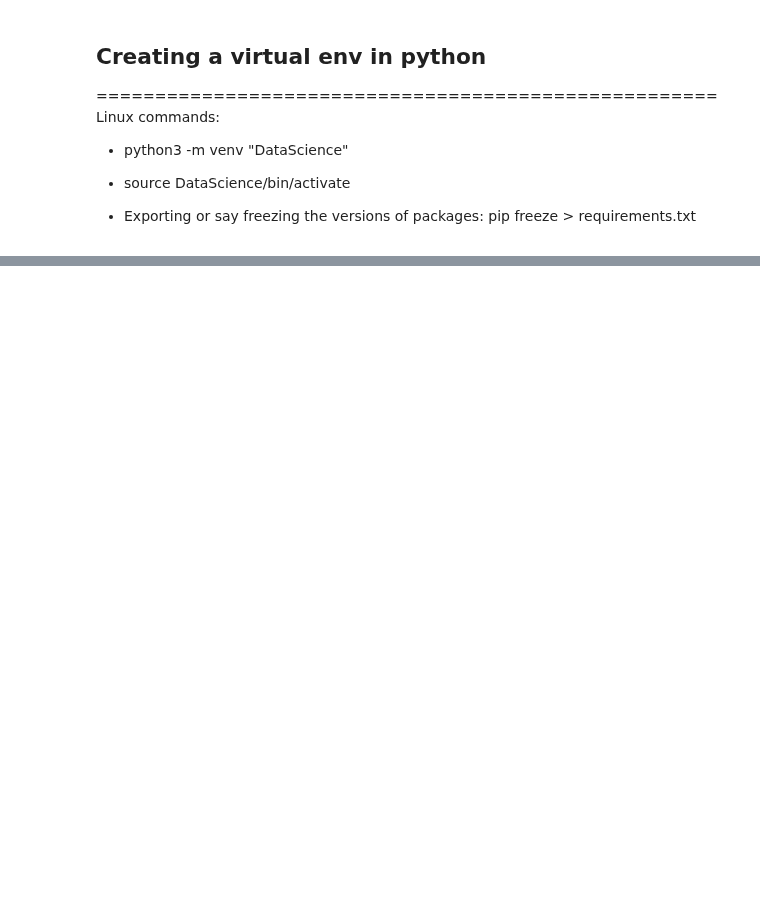
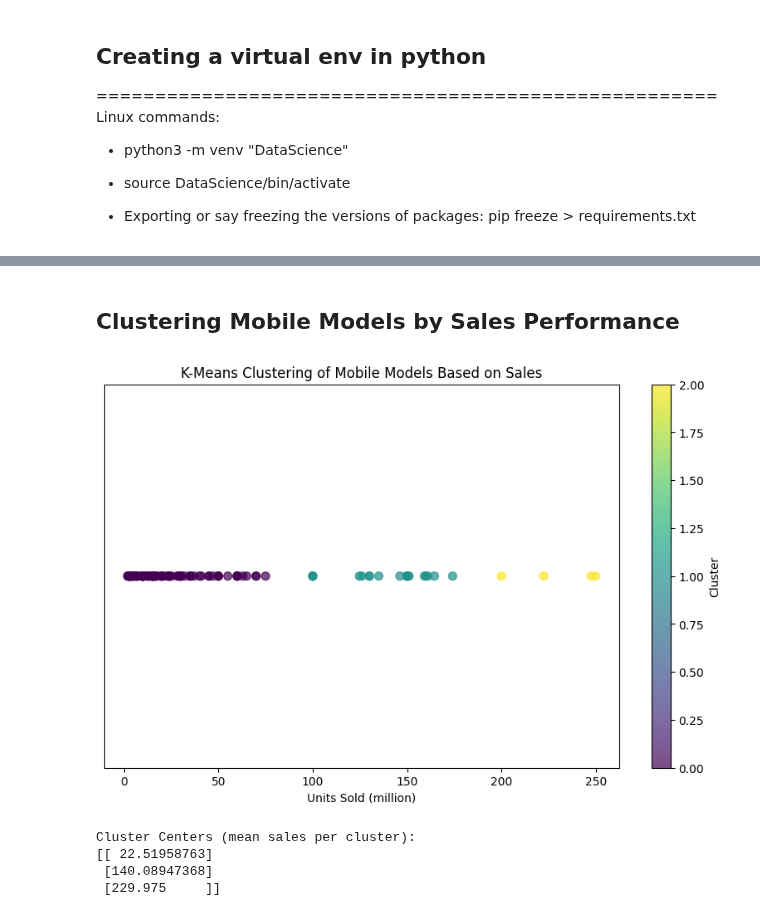
Before and after one commit to UjjwalKarkeyy/Python_Programming, a Jupyter notebook: Week-7_python.ipynb, the cells around one changed output, grey strips where cells are left out. Cells and saved outputs as stored; diff of their text form; code cells hidden in the pictures; blank space fills up the shorter version.

```diff
--- a/Week-7_python.ipynb
+++ b/Week-7_python.ipynb
@@ -248,0 +468,37 @@ Linux commands:
+# %% [markdown]
+## <b>Clustering Mobile Models by Sales Performance </b>
+# %%
+from sklearn.cluster import KMeans
+from sklearn.preprocessing import StandardScaler
+import matplotlib.pyplot as plt
+
+# Select relevant features for clustering: 'Units Sold (million)' and 'Manufacturer' (optional)
+# For clustering, we can use just the 'Units Sold (million)', but you could use more features if needed
+clustering_data = df[['Units Sold (million )']]
+
+# Scale the data (important for K-Means)
+scaler = StandardScaler()
+scaled_data = scaler.fit_transform(clustering_data)
+
+# Apply K-Means clustering
+kmeans = KMeans(n_clusters=3, random_state=42)  # You can change the number of clusters (n_clusters)
+df['Cluster'] = kmeans.fit_predict(scaled_data)
+
+# Plotting the clusters
+plt.figure(figsize=(10, 6))
+plt.scatter(df['Units Sold (million )'], [1]*len(df), c=df['Cluster'], cmap='viridis', s=50, alpha=0.7)
+plt.title('K-Means Clustering of Mobile Models Based on Sales')
+plt.xlabel('Units Sold (million)')
+plt.yticks([])  # Hide y-axis as it's not necessary
+plt.colorbar(label='Cluster')
+plt.show()
+
+# Optionally, check the cluster centers
+print("Cluster Centers (mean sales per cluster):")
+print(scaler.inverse_transform(kmeans.cluster_centers_))
+# %% [output]
+[figure, added]
+Cluster Centers (mean sales per cluster):
+[[ 22.51958763]
+ [140.08947368]
+ [229.975     ]]
```
Also changed, not shown: parts of 14 cells of this notebook, 5 other files.
